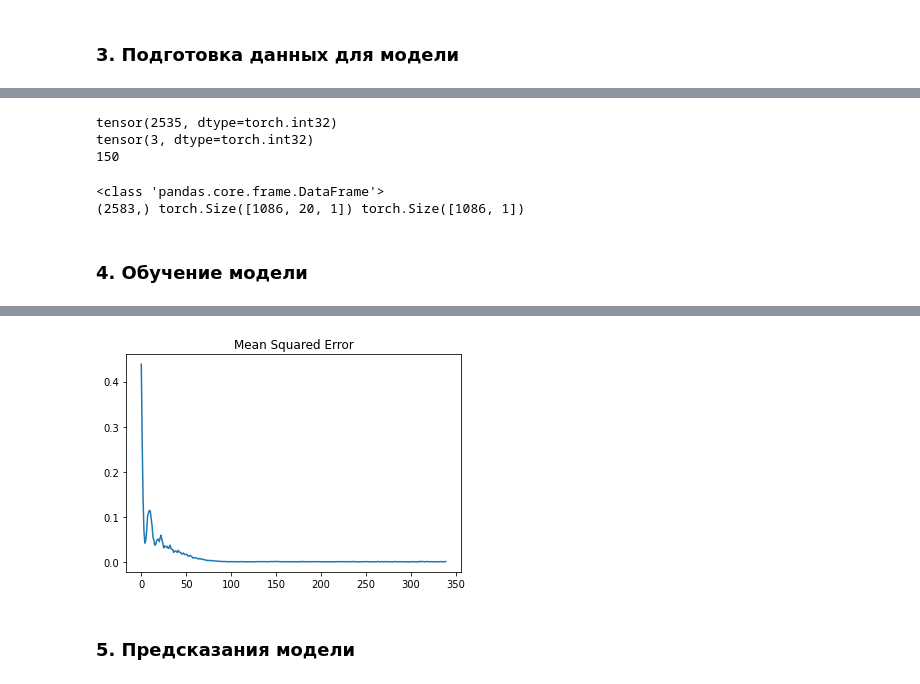
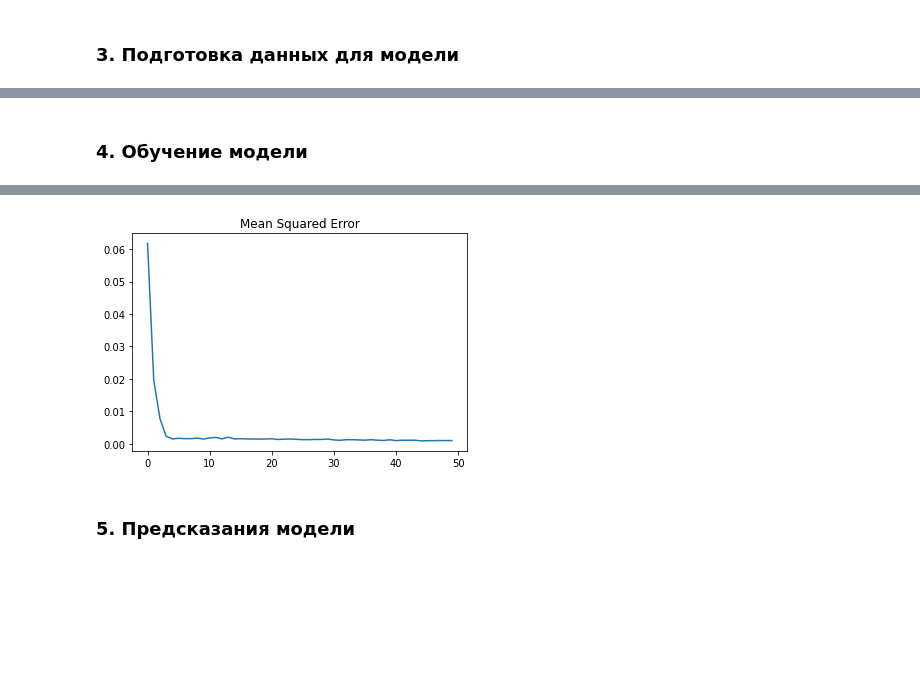
Before and after one commit to Taram1980/for_Robo, a Jupyter notebook: Copy of Transformer_in time_series_pytorch.ipynb, the cells around one changed output, grey strips where cells are left out. Saved outputs shown, nothing was run; the diff lists cells and outputs as text; code cells hidden in the pictures; blank space fills up the shorter version.

```diff
--- a/Copy of Transformer_in time_series_pytorch.ipynb
+++ b/Copy of Transformer_in time_series_pytorch.ipynb
@@ -334,12 +556,14 @@ def get_dummy_data_test(x):
 # %%
-# x = np.arange(2000, dtype=np.float32)
-instrument_data, year_train = get_dummy_data(x)
+def get_dummy_data(x):
+  return np.cos(x)
+
+#x = np.arange(100, dtype=np.float32)
+two_thirds = int(round(len(array_for_model)*75/100))
+#instrument_data = get_dummy_data(x)
+instrument_data = array_for_model[:two_thirds]
 
 scaler = MinMaxScaler()
 instrument_data = scaler.fit_transform(instrument_data.reshape(-1, 1)).flatten()
 
-# на выходе instrument_data 100 данных. Как создали фичи? что за тип данных?
-# get_data
-# 10+5 = i
-#  enc_seq_len - in get_data задачет число
+print(instrument_data.shape)
 # %% [output]
@@ -380,26 +634,18 @@ def get_data(data, batch_size, input_sequence_length, output_sequence_length, tr
-# %%
-for b in range(1):  # 20 раз всего
-    # print(enc_seq_len)
-    X, y = get_data(instrument_data, batch_size, enc_seq_len, output_sequence_length)
-# %% [output]
-tensor(2535, dtype=torch.int32)
-tensor(3, dtype=torch.int32)
-150
-# %%
-# test_data = np.arange(100, 150, dtype=np.float32)
-test_data, year_test = get_dummy_data_test(x)
-true_seq = test_data.copy()
-
-test_data = scaler.transform(test_data.reshape(-1, 1)).flatten()
-X_test, y_test = get_data(test_data, batch_size, enc_seq_len, output_sequence_length, False)
-print(instrument_data.shape, X_test.shape, y_test.shape)
-# %% [output]
-<class 'pandas.core.frame.DataFrame'>
-(2583,) torch.Size([1086, 20, 1]) torch.Size([1086, 1])
 # %% [markdown]
 ### 4. Обучение модели
 # %%
 %%time
+
+MY_FORCE = 10
+epochs = 50
+
+
+#init network and optimizer
+t = Transformer(dim_val, dim_attn, input_size, dec_seq_len,  output_sequence_length, n_decoder_layers, n_encoder_layers, n_heads)
+optimizer = torch.optim.Adam(t.parameters(), lr=lr)
+
+#keep track of loss for graph
+losses = []
 
 #build live matplotlib fig
 fig = plt.figure()
@@ -410,14 +656,14 @@ plt.ion()
 fig.show()
 fig.canvas.draw()
 
-
 for e in range(epochs):
     out = []
 
-    # for b in range(enc_seq_len):  # 20 раз всего. поменятьна что то большее?
-    for b in range(int(len(instrument_data)/batch_size)):
+    for b in range(enc_seq_len):  # 20 раз всего. поменять на что то большее?
+    # for b in range(int(MY_FORCE*(len(instrument_data)/batch_size))):
         optimizer.zero_grad()
-        X, y = get_data(instrument_data, batch_size, enc_seq_len, output_sequence_length)
+        X, y = get_data(instrument_data, batch_size, enc_seq_len, output_sequence_length)  # поменял на reverse
+        # X, y = get_data_reverse(instrument_data, batch_size, enc_seq_len, output_sequence_length, year_train)
 
         #Forward pass and calculate loss
         net_out = t(X)
@@ -427,13 +673,16 @@ for e in range(epochs):
         #backwards pass
         loss.backward()
         optimizer.step()
+        # print(loss)
 
-        #Track losses and draw rgaph
-        out.append([net_out.detach().numpy(), y])
-        losses.append(loss)
-
-        ax.clear()
-        ax.plot(losses)
-        ax.set_title("Mean Squared Error")
-        fig.canvas.draw()
+    #Track losses and draw rgaph
+    print(loss, e)
+    out.append([net_out.detach().numpy(), y])
+    losses.append(loss)
+    ax.clear()
+    ax.plot(losses)
+    ax.set_title("Mean Squared Error")
+    fig.canvas.draw()
+    # plt.show()
+# print(losses)
 # %% [output]
@@ -457,4 +706,4 @@ Wall time: 57.4 s
-[figure, old version]
+[figure, new version]
 # %% [markdown]
 ### 5. Предсказания модели
 # %%
```
Also changed, not shown: parts of 42 cells of this notebook, 6 other files.
